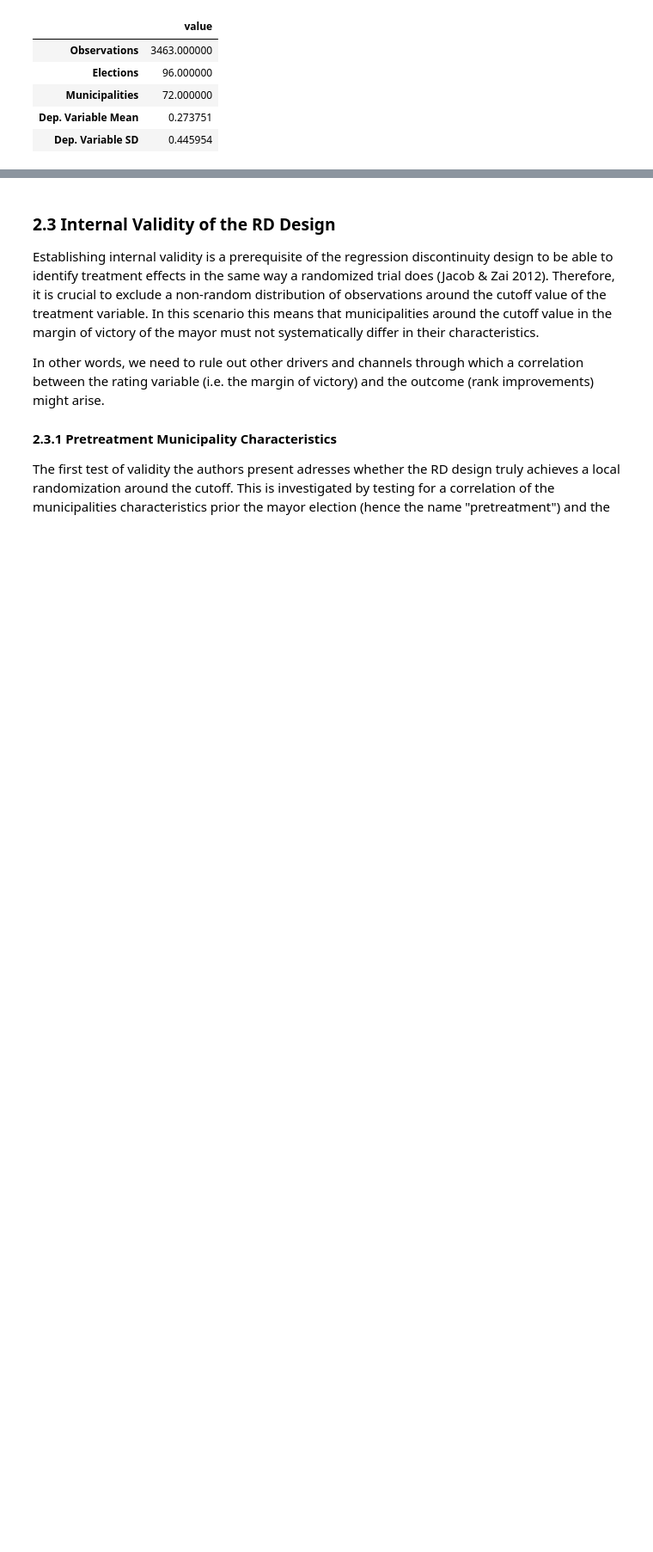
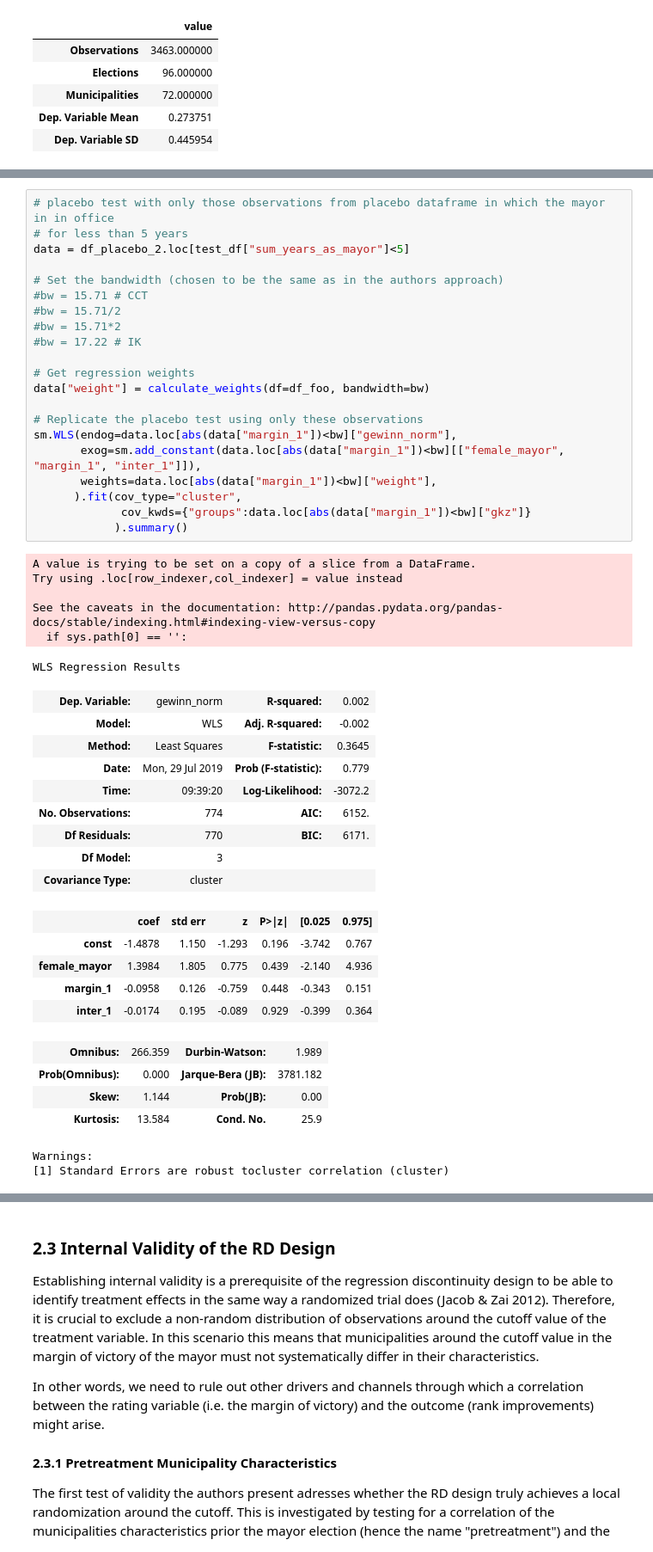
Before and after one commit to DaLueke/replication-baskeran-hessami-2018, a Jupyter notebook: student_project.ipynb, the cells around one changed output, grey strips where cells are left out. Shown at 86% size. Saved outputs shown, nothing was run; the diff lists cells and outputs as text; blank space fills up the shorter version.

```diff
--- a/student_project.ipynb
+++ b/student_project.ipynb
@@ -460,0 +536,48 @@ main_result_descriptive
+# %%
+# placebo test with only those observations from placebo dataframe in which the mayor in in office
+# for less than 5 years
+data = df_placebo_2.loc[test_df["sum_years_as_mayor"]<5]
+
+# Set the bandwidth (chosen to be the same as in the authors approach)
+#bw = 15.71 # CCT
+#bw = 15.71/2
+#bw = 15.71*2
+#bw = 17.22 # IK
+
+# Get regression weights
+data["weight"] = calculate_weights(df=df_foo, bandwidth=bw)
+
+# Replicate the placebo test using only these observations
+sm.WLS(endog=data.loc[abs(data["margin_1"])<bw]["gewinn_norm"],
+       exog=sm.add_constant(data.loc[abs(data["margin_1"])<bw][["female_mayor", "margin_1", "inter_1"]]),
+       weights=data.loc[abs(data["margin_1"])<bw]["weight"],
+      ).fit(cov_type="cluster",
+             cov_kwds={"groups":data.loc[abs(data["margin_1"])<bw]["gkz"]}
+            ).summary()
+# %% [output]
+A value is trying to be set on a copy of a slice from a DataFrame.
+Try using .loc[row_indexer,col_indexer] = value instead
+
+See the caveats in the documentation: http://pandas.pydata.org/pandas-docs/stable/indexing.html#indexing-view-versus-copy
+  if sys.path[0] == '':
+WLS Regression Results
+| Dep. Variable: | gewinn_norm | R-squared: | 0.002 |
+| Model: | WLS | Adj. R-squared: | -0.002 |
+| Method: | Least Squares | F-statistic: | 0.3645 |
+| Date: | Mon, 29 Jul 2019 | Prob (F-statistic): | 0.779 |
+| Time: | 09:39:20 | Log-Likelihood: | -3072.2 |
+| No. Observations: | 774 | AIC: | 6152. |
+| Df Residuals: | 770 | BIC: | 6171. |
+| Df Model: | 3 |  |  |
+| Covariance Type: | cluster |  |  |
+|  | coef | std err | z | P>|z| | [0.025 | 0.975] |
+| const | -1.4878 | 1.150 | -1.293 | 0.196 | -3.742 | 0.767 |
+| female_mayor | 1.3984 | 1.805 | 0.775 | 0.439 | -2.140 | 4.936 |
+| margin_1 | -0.0958 | 0.126 | -0.759 | 0.448 | -0.343 | 0.151 |
+| inter_1 | -0.0174 | 0.195 | -0.089 | 0.929 | -0.399 | 0.364 |
+| Omnibus: | 266.359 | Durbin-Watson: | 1.989 |
+| Prob(Omnibus): | 0.000 | Jarque-Bera (JB): | 3781.182 |
+| Skew: | 1.144 | Prob(JB): | 0.00 |
+| Kurtosis: | 13.584 | Cond. No. | 25.9 |
+Warnings:
+[1] Standard Errors are robust tocluster correlation (cluster)
```
Also changed, not shown: parts of 26 cells of this notebook.
